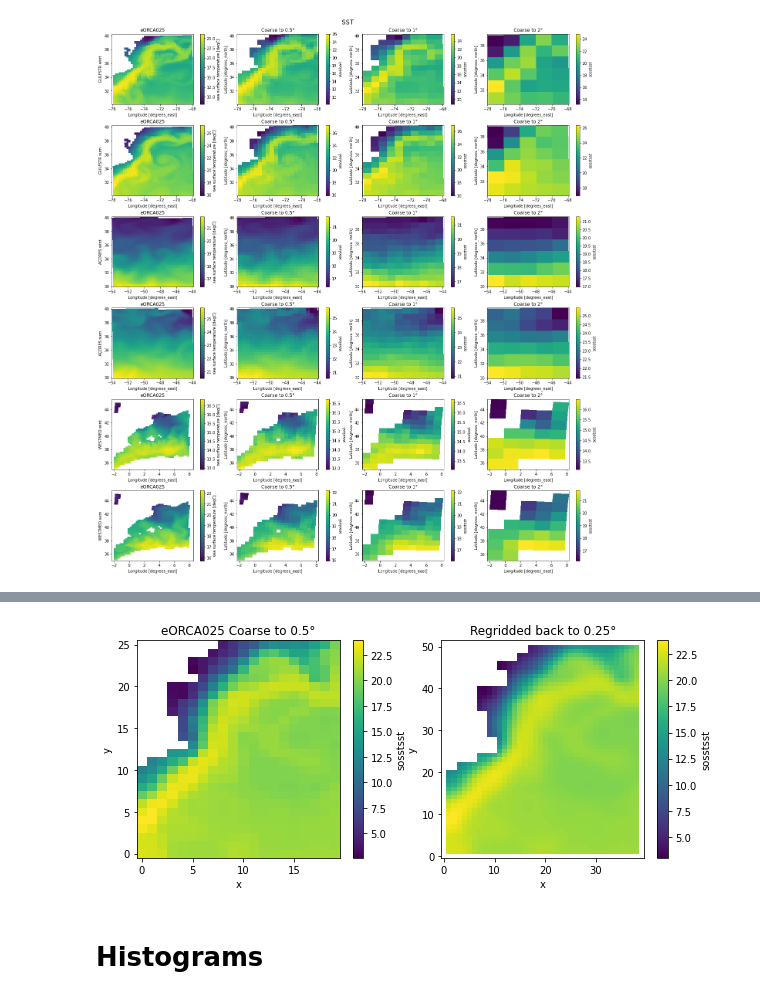
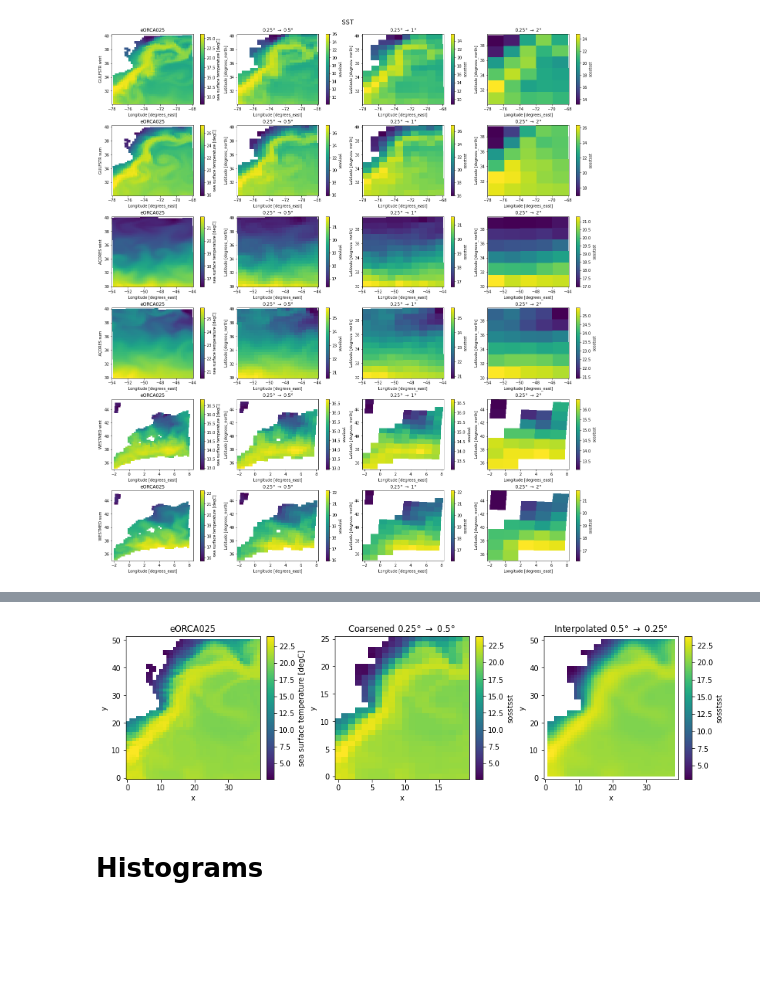
Before and after one commit to anastasiaGor/oceanDataNotebooks, a Jupyter notebook: gcm_filter/histo_distances.ipynb, the cells around one changed output, grey strips where cells are left out. Drawn from its saved outputs; the diff is of its cells as text; code cells hidden in the pictures; blank space fills up the shorter version.

```diff
--- a/gcm_filter/histo_distances.ipynb
+++ b/gcm_filter/histo_distances.ipynb
@@ -121,18 +118,3 @@ data_slice = dict(time_counter=slice(0,-1,250),y=y_slice,x=x_slice)
 coord_slice = dict(y=y_slice,x=x_slice)
 # %%
 nb_of_time_chunks = 4
-# %%
-%%time
-for i in range(len(data)) :
-    #current_set = xr.open_mfdataset('/Users/ana/data/eNATL60_extractions/region'+data[i]['region']+'_'+data[i]['season']+'.nc', parallel=True).chunk({'time_counter' : nb_of_time_chunks, 'x' : -1, 'y' : -1}).\
-    current_set = cat.eNATL60(region=data[i]['region'],datatype='surface_hourly', season=data[i]['season']).to_dask().\
-    drop(['fmask','qt_oce', 'somecrty','sometauy','sossheig','sowaflup','sozocrtx','sozotaux','umask','vmask'],errors='ignore')
-    current_set = current_set.chunk({'time_counter' : nb_of_time_chunks, 'x' : -1, 'y' : -1})
-    current_set.coords['tmask'] = current_set.tmask.astype(np.float32)
-    #current_set = current_set.resample({'time_counter' : resampling_avg_period}, closed='right', label='right').mean()
-    current_set = current_set.isel(data_slice)
-    current_set.load()
-    current_set = current_set.chunk({'time_counter' : nb_of_time_chunks, 'x' : -1, 'y' : -1})
-    current_set['x'] = np.arange(len(current_set['x']))
-    current_set['y'] = np.arange(len(current_set['y']))
-    data[i]['HR'] = current_set
@@ -170,11 +129,12 @@ Coordinates:
 # %% [markdown]
 ## Plot snapshots
 # %%
-fig, axis = plt.subplots(ncols=len(data), nrows=2, figsize=(24,8), subplot_kw={'projection': ccrs.PlateCarree()})
+fig, axis = plt.subplots(ncols=len(data), nrows=1, figsize=(24,3.5), squeeze=False, subplot_kw={'projection': ccrs.PlateCarree()})
+fig.suptitle('SST')
 for col in range(len(data)) :
-    for row, dataSetKey in enumerate(['HR', 'LR']) :
+    for row, dataSetKey in enumerate(['LR']) :
         data[col][dataSetKey].isel(time_counter=-1).sosstsst[coord_slice].plot(x='lon', y='lat', ax=axis[row,col])
-        axis[row,col].set(title=dataSetKey + ' SST in ' + data[col]['label'])
+        axis[row,col].set(title=data[col]['label'])
 
 for ax in axis.flatten() :
     ax.coastlines(color='k', lw=0.5)
@@ -269,7 +229,7 @@ def apply_filter_downsample(dataHR, filter_coef, coarse_window_size) :
 # %%
-filters = [dict({'filter_coef' : 0, 'coarsening_window_size' : 2, 'label' : 'Coarse to 0.5°'}),
-          dict({'filter_coef' : 0, 'coarsening_window_size' : 4, 'label' : 'Coarse to 1°'}),
-          dict({'filter_coef' : 0, 'coarsening_window_size' : 8, 'label' : 'Coarse to 2°'})
+filters = [dict({'filter_coef' : 0, 'coarsening_window_size' : 2, 'label' : r'0.25° $\rightarrow$ 0.5°'}),
+          dict({'filter_coef' : 0, 'coarsening_window_size' : 4, 'label' : r'0.25° $\rightarrow$ 1°'}),
+          dict({'filter_coef' : 0, 'coarsening_window_size' : 8, 'label' : r'0.25° $\rightarrow$ 2°'})
           ]
 # %%
 %%time
@@ -302,7 +264,7 @@ for row in range(len(data)) :
 regrid_method = "bilinear"
 # %%
 for i in range(len(data)) :
-    data[i]['Regrid_LR_mod'] = [dict({'label' : filters[ifilter]['label']}) for ifilter in range(len(filters))]
+    data[i]['Regrid_LR_mod'] = [dict({'label' : filters[ifilter]['label'] +  r' $\rightarrow$ 0.5°'}) for ifilter in range(len(filters))]
 # %%
 %%time
 %%capture --no-display
@@ -322,14 +284,16 @@ Wall time: 4.64 s
 # %%
 region=0
 ifilter=0
-fig, axis = plt.subplots(ncols=2, nrows=1, figsize=(10,4))
-data[region]['LR_mod'][ifilter].isel(time_counter=0).sosstsst.plot(ax=axis[0])
-data[region]['Regrid_LR_mod'][ifilter].isel(time_counter=0).sosstsst.plot(ax=axis[1])
-axis[0].set(title='eORCA025 '+filters[ifilter]['label'])
-axis[1].set(title='Regridded back to 0.25°')
+fig, axis = plt.subplots(ncols=3, nrows=1, figsize=(12,3.5), constrained_layout=True)
+data[region]['LR'].isel(time_counter=0).sosstsst.plot(ax=axis[0])
+data[region]['LR_mod'][ifilter].isel(time_counter=0).sosstsst.plot(ax=axis[1])
+data[region]['Regrid_LR_mod'][ifilter].isel(time_counter=0).sosstsst.plot(ax=axis[2])
+axis[0].set(title='eORCA025')
+axis[1].set(title='Coarsened '+filters[ifilter]['label'])
+axis[2].set(title=r'Interpolated 0.5° $\rightarrow$ 0.25°')
 plt.show()
 # %% [output]
-[figure, old version]
+[figure, new version]
 # %% [markdown]
 # Histograms
 # %% [markdown]
```
Also changed, not shown: parts of 41 cells of this notebook.
